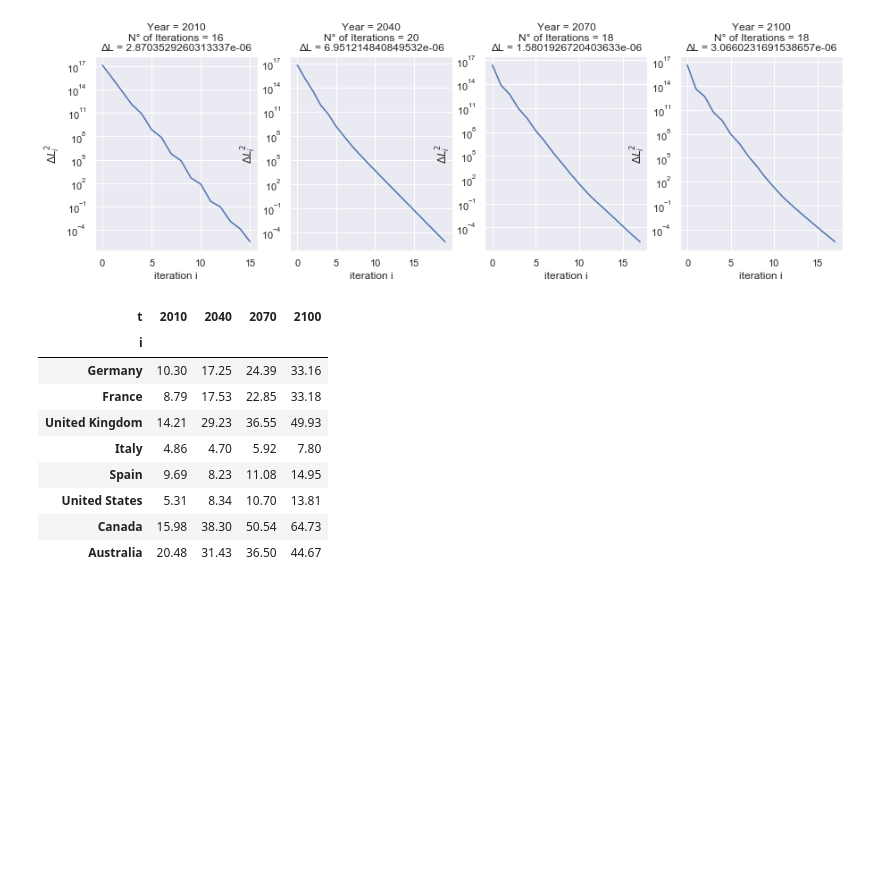
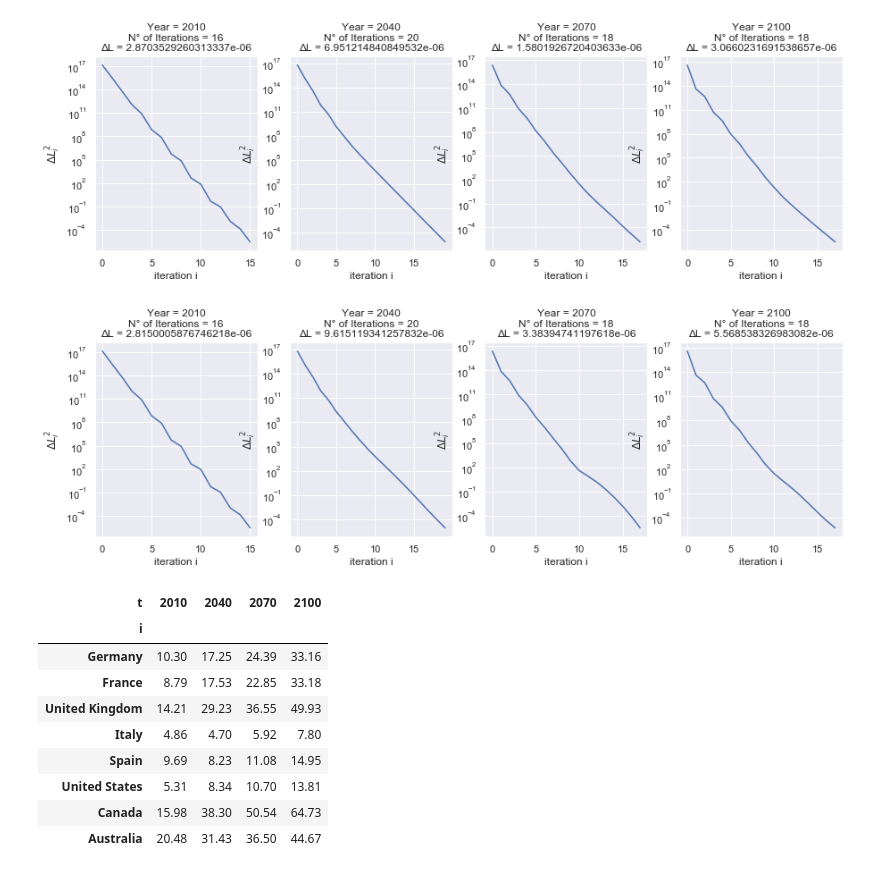
Before and after one commit to hscheewel/GeographyOfClimateMigration, a Jupyter notebook: model.ipynb, the cells around one changed output. Cells and saved outputs as stored; diff of their text form; code cells hidden in the pictures; blank space fills up the shorter version.

```diff
--- a/model.ipynb
+++ b/model.ipynb
@@ -163,8 +163,8 @@ model.calib_kappa = calib_kappa
 def calib_A(self):
     σ = self.σ
 
-    self.η = self.MidxDataFrame([R, S, [min(T)]])
-    self.A = self.MidxDataFrame([R, [min(T)]])
+    self.η = self.MidxDataFrame([R, S, [min(T)]],names=['r','s','t'])
+    self.A = self.MidxDataFrame([R, [min(T)]],names=['r','t'])
 
     def η_cal(r, s, t):
         ''' Relative productivity '''
@@ -1072,6 +1101,18 @@ m7.simulate(report=True, report_from=0, max_iter=50)
 m7.urbanization()
 # %% [output]
 [figure]
+# %%
+m8 = model(name="intermediate, bilateral mig, compensation", tol=1e-5, scenario='intermediate',χ={'d': 0.0, 'f': 0.0})
+m8.correct_south_south()
+m8.calib_kappa()
+m8.calib_A()
+m8.calib_epsilon()
+m8.calib_migcosts()
+m8.fertility()
+m8.simulate(report=True, report_from=0, max_iter=50)
+m8.urbanization()
+# %% [output]
+[figure, added]
 # %%
 model = m1
 L = model.L.unstack().reset_index()
```
Also changed, not shown: parts of 20 cells of this notebook.
